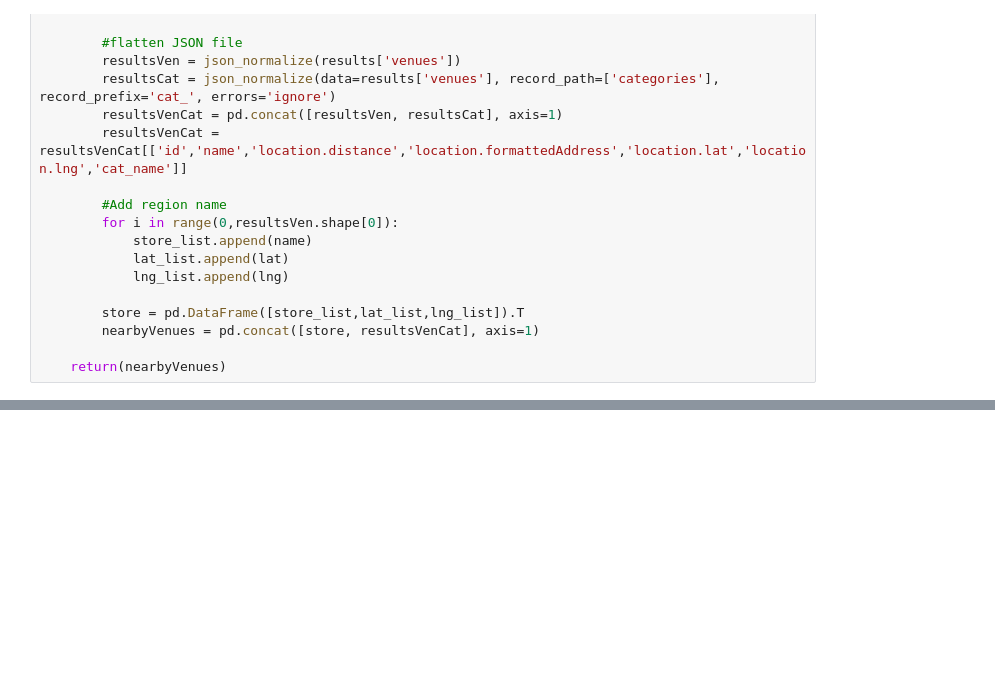
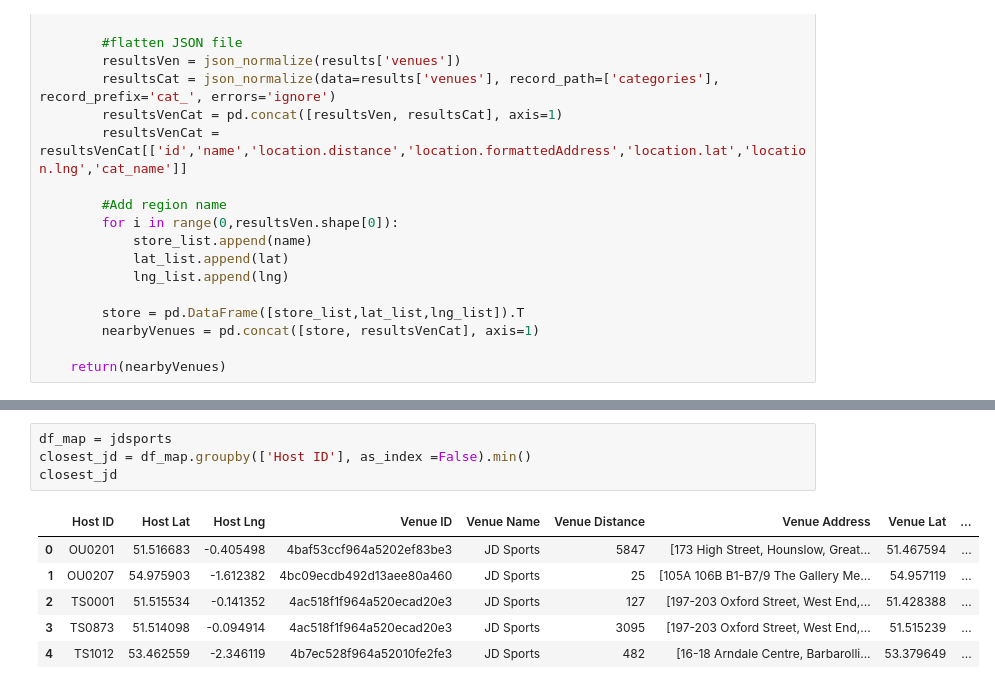
Before and after one commit to ninjananjo/Clothing-Store-Competition, a Jupyter notebook: JD Sports Proximity.ipynb, the cells around one changed output, grey strips where cells are left out. Saved outputs shown, nothing was run; the diff lists cells and outputs as text; blank space fills up the shorter version.

```diff
--- a/JD Sports Proximity.ipynb
+++ b/JD Sports Proximity.ipynb
@@ -243 +200,12 @@ df_map
+# %%
+df_map = jdsports
+closest_jd = df_map.groupby(['Host ID'], as_index =False).min()
+closest_jd
+# %% [output]
+|  | Host ID | Host Lat | Host Lng | Venue ID | Venue Name | Venue Distance | Venue Address | Venue Lat | ... |
+| 0 | OU0201 | 51.516683 | -0.405498 | 4baf53ccf964a5202ef83be3 | JD Sports | 5847 | [173 High Street, Hounslow, Great... | 51.467594 | ... |
+| 1 | OU0207 | 54.975903 | -1.612382 | 4bc09ecdb492d13aee80a460 | JD Sports | 25 | [105A 106B B1-B7/9 The Gallery Me... | 54.957119 | ... |
+| 2 | TS0001 | 51.515534 | -0.141352 | 4ac518f1f964a520ecad20e3 | JD Sports | 127 | [197-203 Oxford Street, West End,... | 51.428388 | ... |
+| 3 | TS0873 | 51.514098 | -0.094914 | 4ac518f1f964a520ecad20e3 | JD Sports | 3095 | [197-203 Oxford Street, West End,... | 51.515239 | ... |
+| 4 | TS1012 | 53.462559 | -2.346119 | 4b7ec528f964a52010fe2fe3 | JD Sports | 482 | [16-18 Arndale Centre, Barbarolli... | 53.379649 | ... |
 # %%
```
Also changed, not shown: parts of 15 cells of this notebook, 1 other file.
